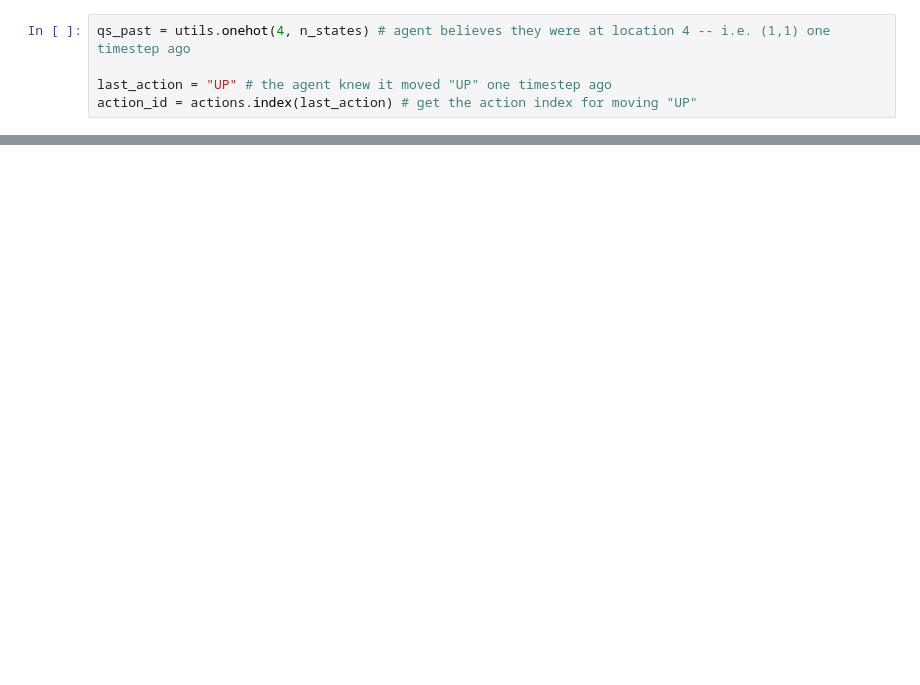
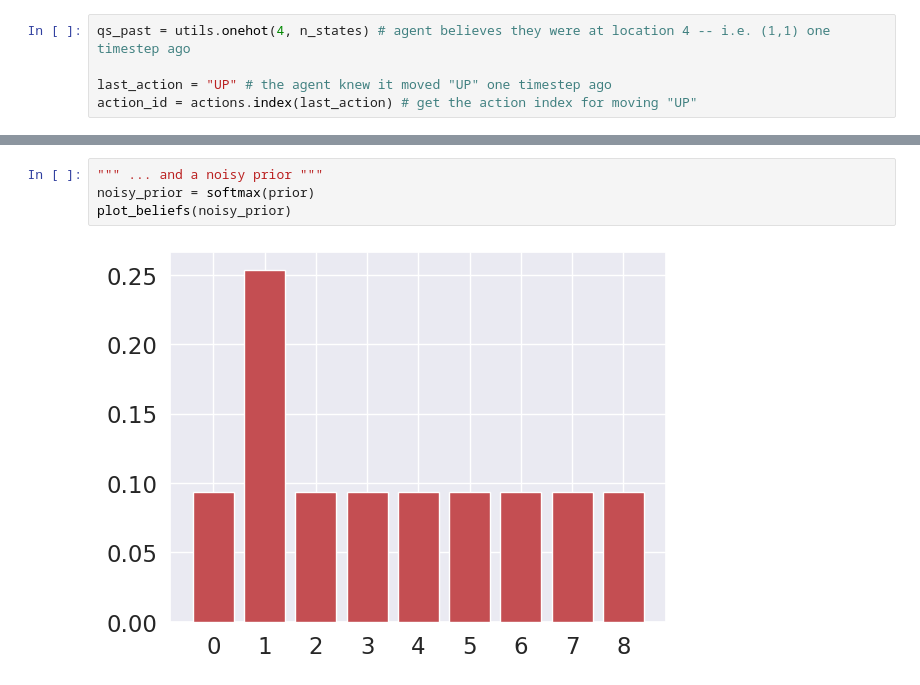
Before and after one commit to martinc999/active, a Jupyter notebook: turtorial.ipynb, the cells around one changed output, grey strips where cells are left out. Saved outputs shown, nothing was run; the diff lists cells and outputs as text; blank space fills up the shorter version.

```diff
--- a/turtorial.ipynb
+++ b/turtorial.ipynb
@@ -353,0 +415,6 @@ $$ \begin{align} P(s_t) = \mathbf{E}{q(s{t-1})}\left[P(s_t | s_{t-1}, u_{t-1})\r
+# %%
+""" ... and a noisy prior """
+noisy_prior = softmax(prior)
+plot_beliefs(noisy_prior)
+# %% [output]
+[figure, added]
```
Also changed, not shown: parts of 35 cells of this notebook.
